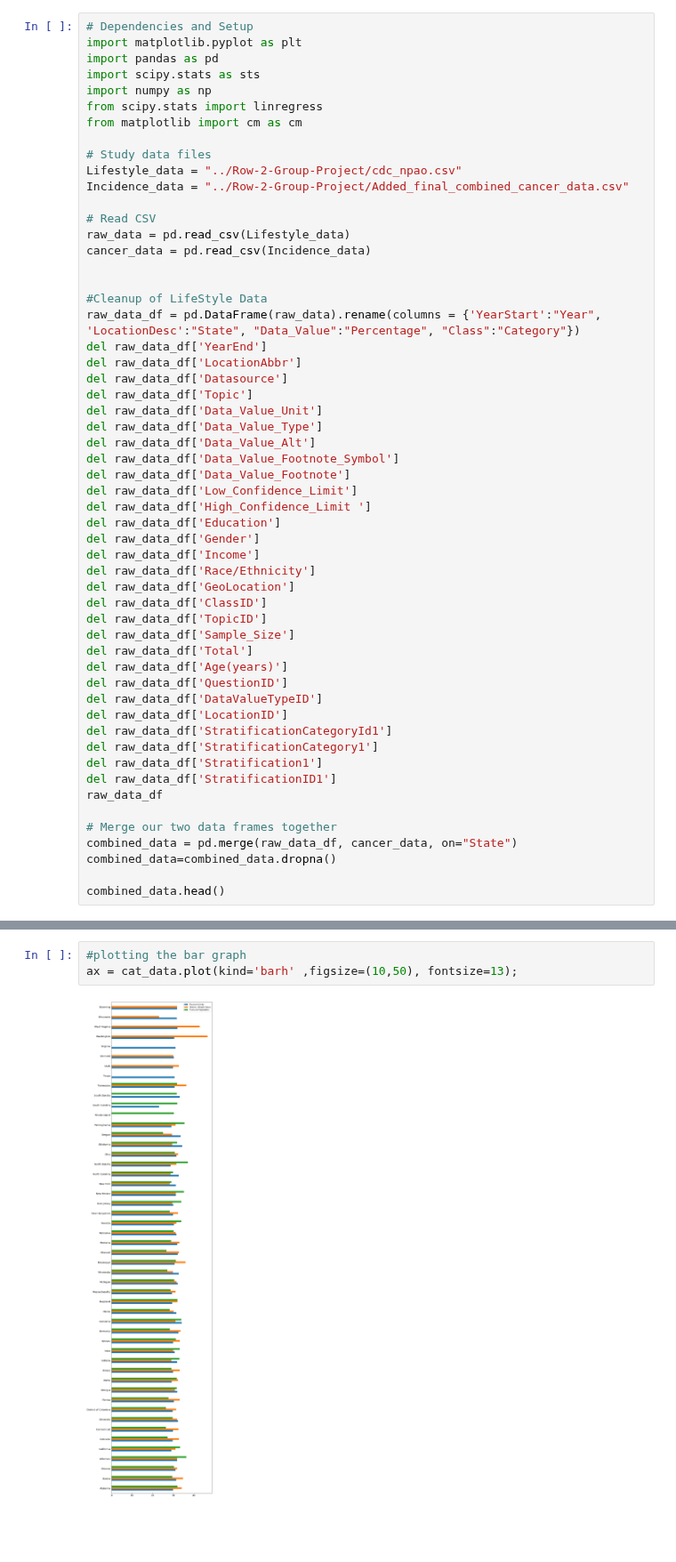
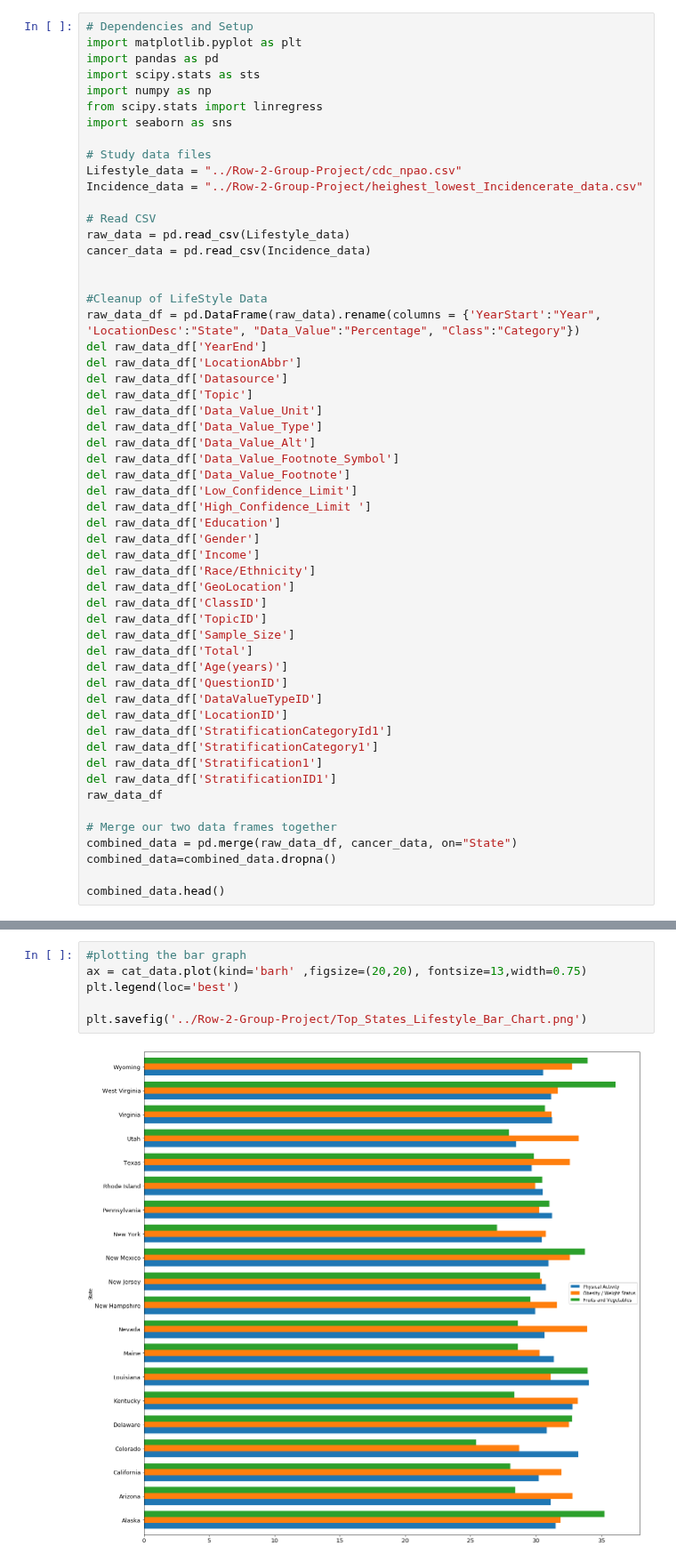
Before and after one commit to settinge/Cancer-and-Nonbiological-Variables, a Jupyter notebook: Lifestyle Data Code.ipynb, the cells around one changed output, grey strips where cells are left out. Shown at 89% size. Cells and saved outputs as stored; diff of their text form; blank space fills up the shorter version.

```diff
--- a/Lifestyle Data Code.ipynb
+++ b/Lifestyle Data Code.ipynb
@@ -5,11 +5,11 @@ import pandas as pd
 import scipy.stats as sts
 import numpy as np
 from scipy.stats import linregress
-from matplotlib import cm as cm
+import seaborn as sns
 
 # Study data files
 Lifestyle_data = "../Row-2-Group-Project/cdc_npao.csv"
-Incidence_data = "../Row-2-Group-Project/Added_final_combined_cancer_data.csv"
+Incidence_data = "../Row-2-Group-Project/heighest_lowest_Incidencerate_data.csv"
 
 # Read CSV
 raw_data = pd.read_csv(Lifestyle_data)
@@ -99,8 +111,11 @@ cat_data.fillna(0).head()
 # %%
 #plotting the bar graph
-ax = cat_data.plot(kind='barh' ,figsize=(10,50), fontsize=13);
+ax = cat_data.plot(kind='barh' ,figsize=(20,20), fontsize=13,width=0.75)
+plt.legend(loc='best')
+
+plt.savefig('../Row-2-Group-Project/Top_States_Lifestyle_Bar_Chart.png')
 # %% [output]
-[figure, old version]
+[figure, new version]
 # %%
 #Creating a dataframe to gather data to see correlations
 Incidence_rate = combined_data.groupby(["State"])["Incidence Rate"].mean()
```
Also changed, not shown: parts of 8 cells of this notebook, 7 other files.
